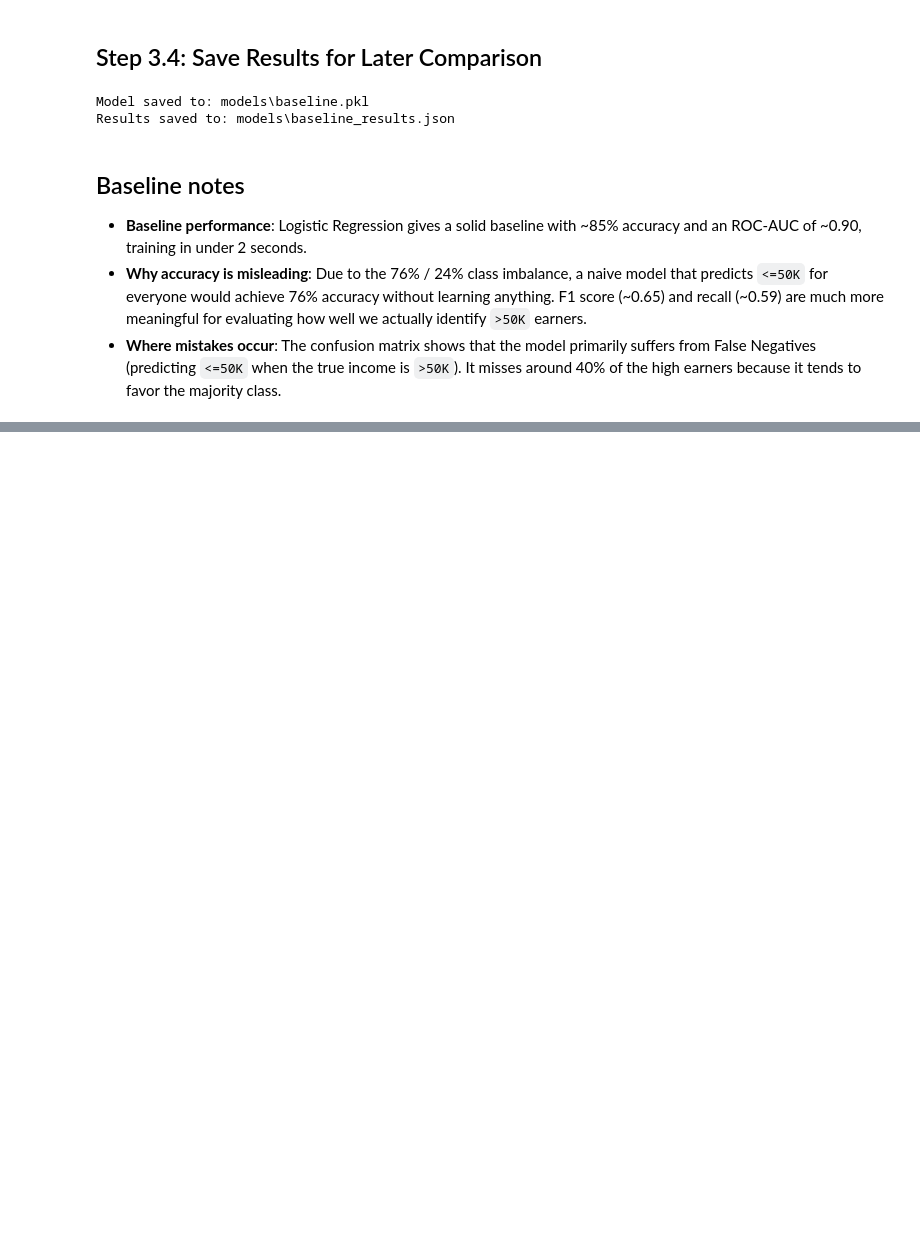
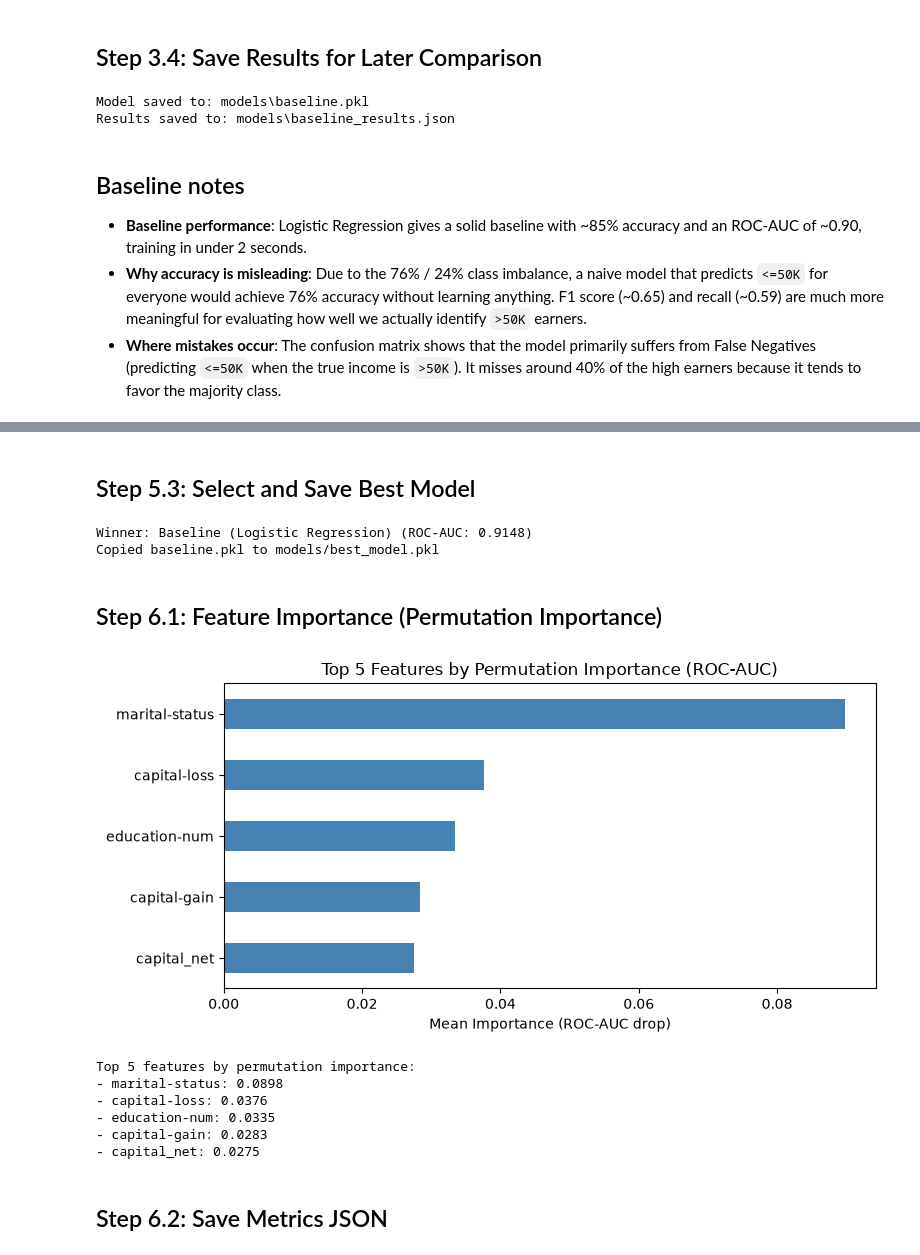
Before and after one commit to Mudasiriqbal-developer/Machine-Learning, a Jupyter notebook: lab_mid_term/q3_adult_income/eda_baseline.ipynb, the cells around one changed output, grey strips where cells are left out. Drawn from its saved outputs; the diff is of its cells as text; code cells hidden in the pictures; blank space fills up the shorter version.

```diff
--- a/lab_mid_term/q3_adult_income/eda_baseline.ipynb
+++ b/lab_mid_term/q3_adult_income/eda_baseline.ipynb
@@ -461,0 +506,75 @@ Results saved to: models\baseline_results.json
+# %% [markdown]
+## Step 5.3: Select and Save Best Model
+# %%
+import joblib
+import shutil
+
+baseline_model = joblib.load(os.path.join(models_dir, "baseline.pkl"))
+automl_model = joblib.load(os.path.join(models_dir, "automl.pkl"))
+
+if baseline_res["roc_auc"] >= automl_res["roc_auc"]:
+    winner_name = "Baseline (Logistic Regression)"
+    winner_file = "baseline.pkl"
+    best_results = baseline_res
+else:
+    winner_name = "AutoML (TPOT)"
+    winner_file = "automl.pkl"
+    best_results = automl_res
+
+best_model_path = os.path.join(models_dir, "best_model.pkl")
+shutil.copyfile(os.path.join(models_dir, winner_file), best_model_path)
+
+print(f"Winner: {winner_name} (ROC-AUC: {best_results['roc_auc']:.4f})")
+print(f"Copied {winner_file} to {best_model_path}")
+# %% [output]
+Winner: Baseline (Logistic Regression) (ROC-AUC: 0.9148)
+Copied baseline.pkl to models/best_model.pkl
+# %% [markdown]
+## Step 6.1: Feature Importance (Permutation Importance)
+# %%
+from sklearn.inspection import permutation_importance
+
+data_dir = "data" if os.path.exists("data") else "q3_adult_income/data"
+
+X_test = pd.read_csv(os.path.join(data_dir, "X_test.csv"))
+if "Unnamed: 0" in X_test.columns:
+    X_test = pd.read_csv(os.path.join(data_dir, "X_test.csv"), index_col=0)
+
+y_test = pd.read_csv(os.path.join(data_dir, "y_test.csv"))
+if "Unnamed: 0" in y_test.columns:
+    y_test = pd.read_csv(os.path.join(data_dir, "y_test.csv"), index_col=0)
+y_test = y_test.values.ravel()
+
+best_model = joblib.load(best_model_path)
+
+# Sample 3000 rows
+X_sample = X_test.sample(n=3000, random_state=42)
+y_sample = y_test[X_sample.index]
+
+r = permutation_importance(
+    best_model, X_sample, y_sample, scoring="roc_auc", n_repeats=5, random_state=42
+)
+
+feat_imp = pd.Series(r.importances_mean, index=X_test.columns).sort_values(ascending=True)
+top5_imp = feat_imp.tail(5)
+
+plt.figure(figsize=(8, 4))
+top5_imp.plot(kind="barh", color="steelblue")
+plt.title("Top 5 Features by Permutation Importance (ROC-AUC)")
+plt.xlabel("Mean Importance (ROC-AUC drop)")
+plt.tight_layout()
+plt.show()
+
+print("Top 5 features by permutation importance:")
+for feat, imp in top5_imp.iloc[::-1].items():
+    print(f"- {feat}: {imp:.4f}")
+# %% [output]
+[figure, added]
+Top 5 features by permutation importance:
+- marital-status: 0.0898
+- capital-loss: 0.0376
+- education-num: 0.0335
+- capital-gain: 0.0283
+- capital_net: 0.0275
+# %% [markdown]
+## Step 6.2: Save Metrics JSON
```
Also changed, not shown: parts of 6 cells of this notebook, 5 other files.
